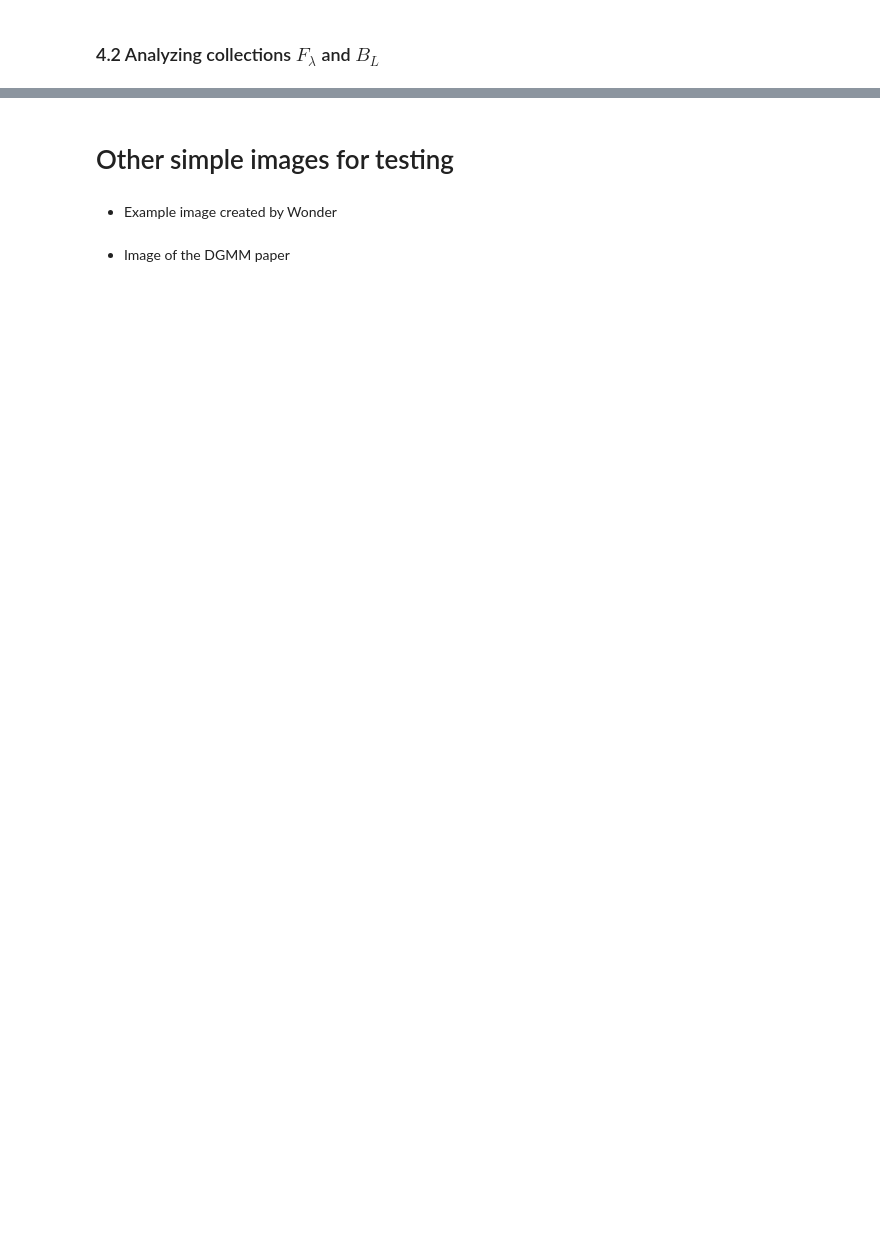
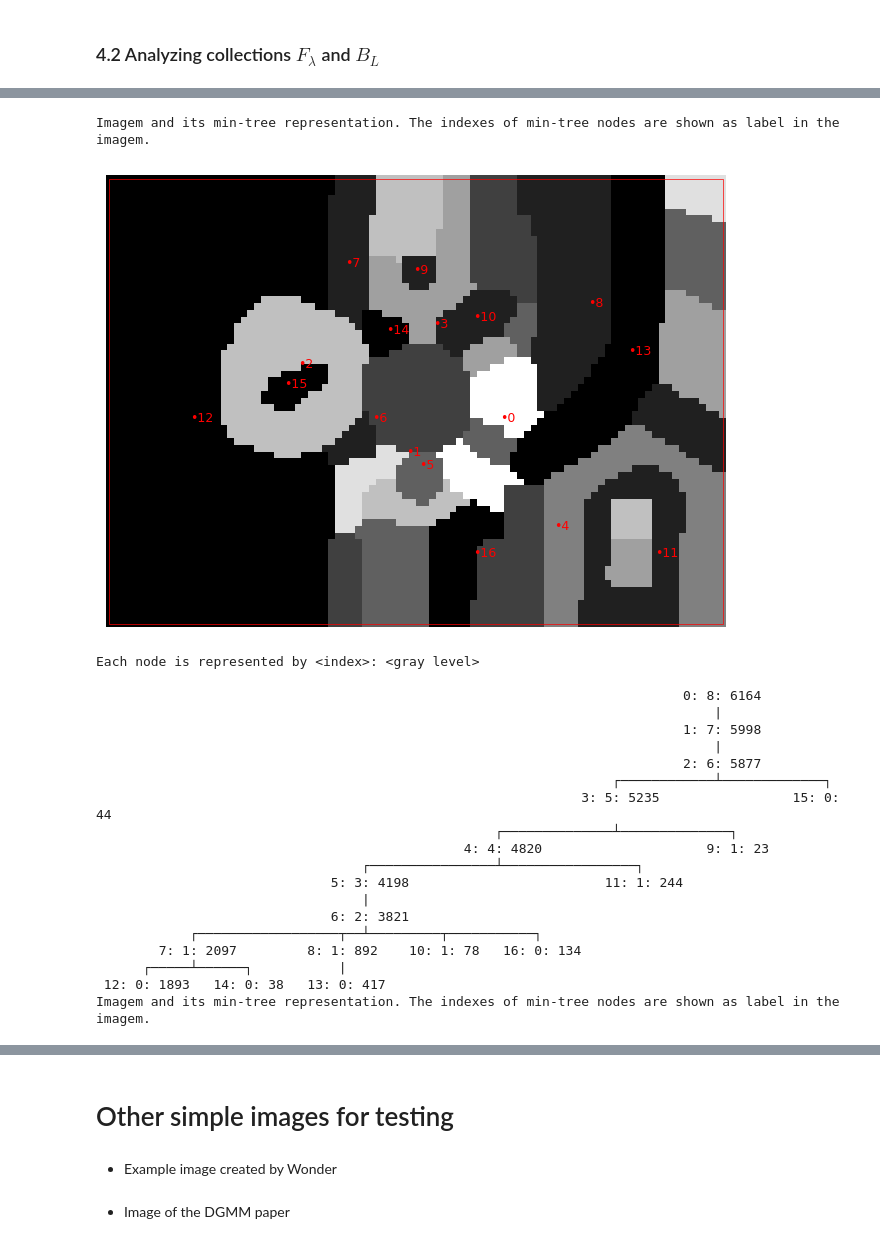
Before and after one commit to wonderalexandre/MorphoTreeAdjust, a Jupyter notebook: morphoTreeAdjust/morphoTreeAdjust_example_subtree.ipynb, the cells around one changed output, grey strips where cells are left out. Cells and saved outputs as stored; diff of their text form; code cells hidden in the pictures; blank space fills up the shorter version.

```diff
--- a/morphoTreeAdjust/morphoTreeAdjust_example_subtree.ipynb
+++ b/morphoTreeAdjust/morphoTreeAdjust_example_subtree.ipynb
@@ -65,7 +65,7 @@ def showTree(tree):
     img_vector = tree.reconstructionImage()
     ids_position = []
 
-    for node in tree.root.postOrderTraversal():
+    for node in tree.root.BFSTraversal():
       px, py = computeCentroid(node.cnps)
       ids_position.append( (node.id, px, py) )
 
@@ -381,0 +411,27 @@ Each node is represented by <index>: <gray level>
+# %%
+mintree_ok = mta.ComponentTree(img_g_vector_mintree, num_rows, num_cols, False, 1.5)
+showTree(mintree_ok)
+showTree(mintree)
+# %% [output]
+Imagem and its min-tree representation. The indexes of min-tree nodes are shown as label in the imagem.
+[figure, added]
+Each node is represented by <index>: <gray level>
+
+                                                                           0: 8: 6164
+                                                                               |
+                                                                           1: 7: 5998
+                                                                               |
+                                                                           2: 6: 5877
+                                                                  ┌────────────┴─────────────┐
+                                                              3: 5: 5235                 15: 0: 44
+                                                   ┌──────────────┴──────────────┐
+                                               4: 4: 4820                     9: 1: 23
+                                  ┌────────────────┴─────────────────┐
+                              5: 3: 4198                         11: 1: 244
+                                  |
+                              6: 2: 3821
+            ┌──────────────────┬──┴─────────┬───────────┐
+        7: 1: 2097         8: 1: 892    10: 1: 78   16: 0: 134
+      ┌─────┴──────┐           |
+ 12: 0: 1893   14: 0: 38   13: 0: 417
+Imagem and its min-tree representation. The indexes of min-tree nodes are shown as label in the imagem.
```
Also changed, not shown: parts of 5 cells of this notebook, 11 other files.
